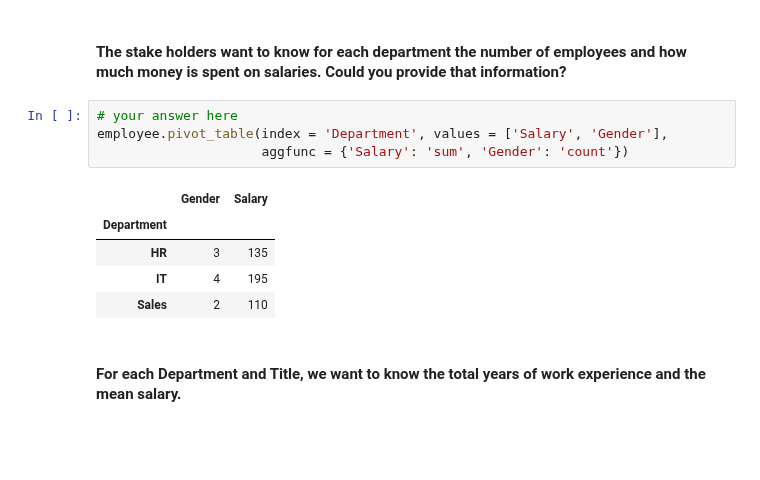
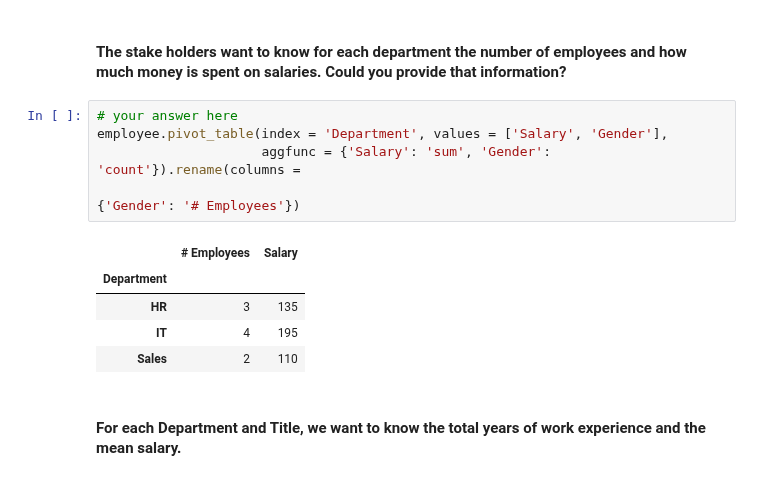
Before and after one commit to ta-data-lis/lab-pivot-table-and-correlation, a Jupyter notebook: your_code/main.ipynb, the cells around one changed output. Cells and saved outputs as stored; diff of their text form; blank space fills up the shorter version.

```diff
--- a/your_code/main.ipynb
+++ b/your_code/main.ipynb
@@ -152,9 +152,10 @@ almost_a_dot_describe.fillna(0)
 # %%
 # your answer here
 employee.pivot_table(index = 'Department', values = ['Salary', 'Gender'],
-                     aggfunc = {'Salary': 'sum', 'Gender': 'count'})
+                     aggfunc = {'Salary': 'sum', 'Gender': 'count'}).rename(columns =
+                                                                            {'Gender': '# Employees'})
 # %% [output]
-|  | Gender | Salary |
+|  | # Employees | Salary |
 | Department |  |  |
 | HR | 3 | 135 |
 | IT | 4 | 195 |
```
Also changed, not shown: parts of 22 cells of this notebook.
